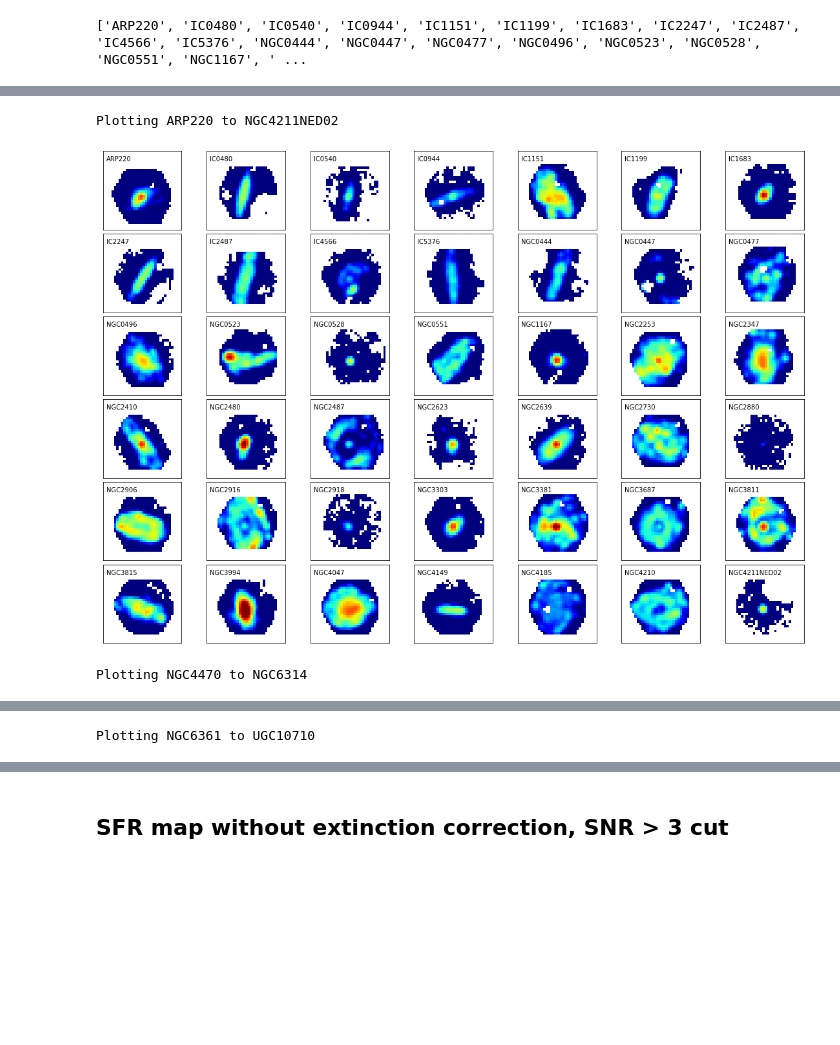
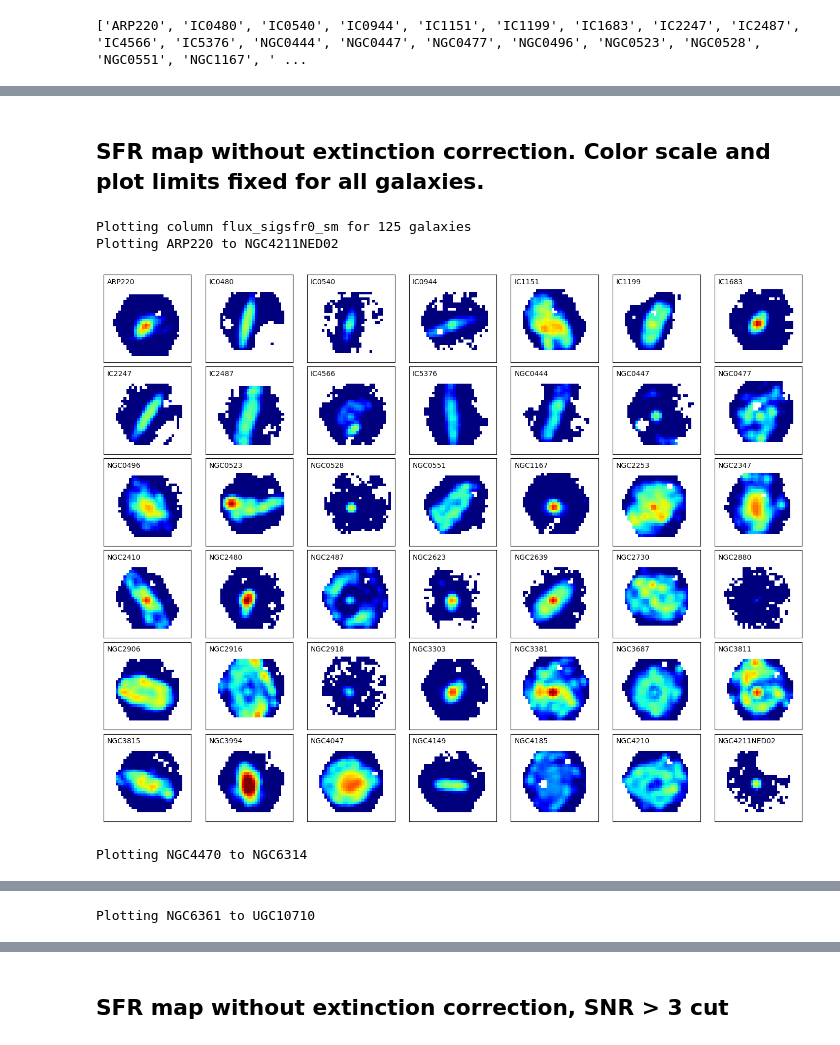
Before and after one commit to tonywong94/edge_pydb, a Jupyter notebook: demo_notebk/Multiplot.ipynb, the cells around one changed output, grey strips where cells are left out. Drawn from its saved outputs; the diff is of its cells as text; code cells hidden in the pictures; blank space fills up the shorter version.

Commit message:
Update to gridplot function: gallist and columnlist parameters
Former-commit-id: c13e8bc4038a0515ede6370a29b46558d1bf37a2

```diff
--- a/demo_notebk/Multiplot.ipynb
+++ b/demo_notebk/Multiplot.ipynb
@@ -8,7 +8,9 @@ from matplotlib.colors import LogNorm
 from edge_pydb.plotting import gridplot
 # %%
 sspcols  = ['Name','ix','iy','sigstar_sm','fe_medflx_sm']
-fluxcols = ['Name','ix','iy','EW_Halpha_sm','flux_sigsfr0_sm','e_flux_sigsfr0_sm']
+fluxcols = ['Name','ix','iy','flux_[OIII]5007_sm','flux_Hbeta_sm','flux_Halpha_sm',
+            'flux_[NII]6583_sm','EW_Halpha_sm','flux_sigsfr0_sm','e_flux_sigsfr0_sm',
+            'flux_sigsfr_corr_sm','flux_sigsfr_adopt_sm','BPT_sm','ZOH_sm']
 
 fluxtab = EdgeTable('edge.pipe3d.hdf5', path='flux_elines_sm', cols=fluxcols)
 ssptab = EdgeTable('edge.pipe3d.hdf5', path='SSP_sm', cols=sspcols)
@@ -30,0 +35,4 @@ print(gallist)
+# %%
+plt.rcParams.update({'font.size': 24})
+gridplot(edgetab=fluxtab, gallist=['NGC4047', 'NGC5614'], columnlist=['flux_[NII]6583_sm'],
+         plotstyle='dot', pad=9, vshow=True, nx=2, ny=1)
@@ -33,7 +82,10 @@ print(gallist)
+# %% [markdown]
+## SFR map without extinction correction.  Color scale and plot limits fixed for all galaxies.
 # %%
-gridplot(edgetab=fluxtab, gallist=gallist, column='flux_sigsfr0_sm', plotstyle='image',
+gridplot(edgetab=fluxtab, gallist=gallist, columnlist='flux_sigsfr0_sm', plotstyle='image',
         xrange=[5,38], yrange=[7,40], norm=LogNorm(vmin=1, vmax=100))
 # %% [output]
+Plotting column flux_sigsfr0_sm for 125 galaxies
 Plotting ARP220 to NGC4211NED02
-[figure, old version]
+[figure, new version]
 Plotting NGC4470 to NGC6314
```
Also changed, not shown: parts of 14 cells of this notebook, 3 other files.
